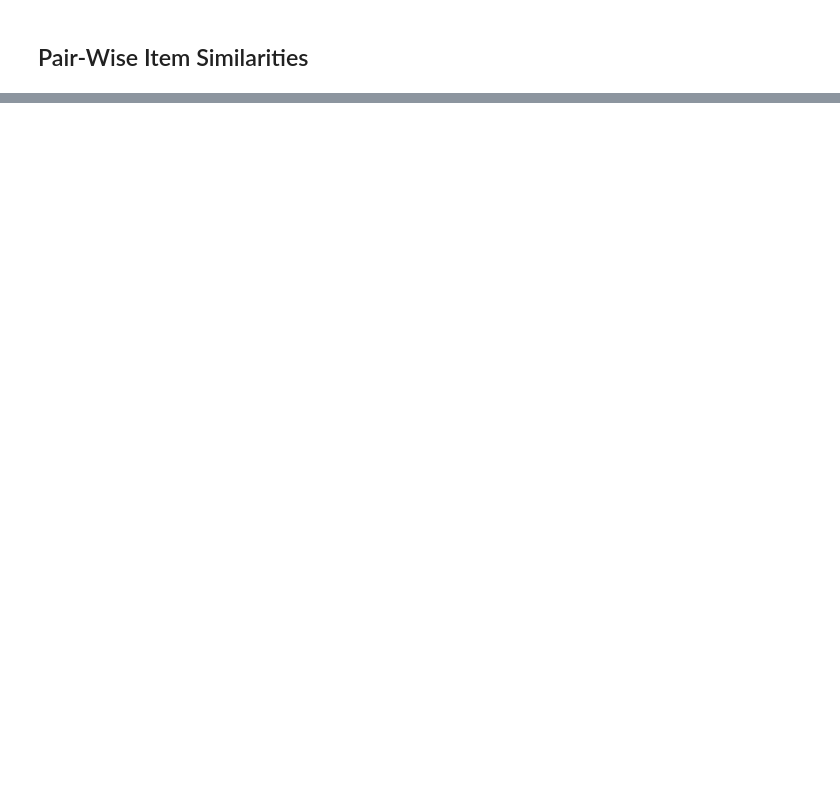
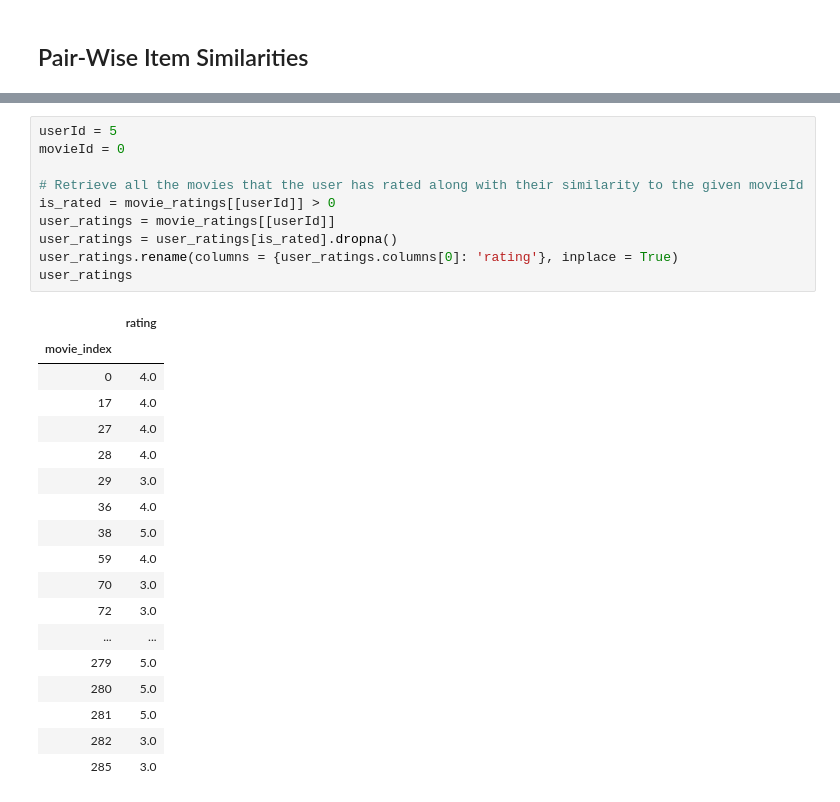
Before and after one commit to lucaimbrogno/recommendation-system, a Jupyter notebook: item_based_CF.ipynb, the cells around one changed output, grey strips where cells are left out. Drawn from its saved outputs; the diff is of its cells as text; blank space fills up the shorter version.

```diff
--- a/item_based_CF.ipynb
+++ b/item_based_CF.ipynb
@@ -148,0 +150,29 @@ similarities = cosine_similarity(movie_ratings)
+# %%
+userId = 5
+movieId = 0
+
+# Retrieve all the movies that the user has rated along with their similarity to the given movieId
+is_rated = movie_ratings[[userId]] > 0
+user_ratings = movie_ratings[[userId]]
+user_ratings = user_ratings[is_rated].dropna()
+user_ratings.rename(columns = {user_ratings.columns[0]: 'rating'}, inplace = True)
+user_ratings
+# %% [output]
+|  | rating |
+| movie_index |  |
+| 0 | 4.0 |
+| 17 | 4.0 |
+| 27 | 4.0 |
+| 28 | 4.0 |
+| 29 | 3.0 |
+| 36 | 4.0 |
+| 38 | 5.0 |
+| 59 | 4.0 |
+| 70 | 3.0 |
+| 72 | 3.0 |
+| ... | ... |
+| 279 | 5.0 |
+| 280 | 5.0 |
+| 281 | 5.0 |
+| 282 | 3.0 |
+| 285 | 3.0 |
```
Also changed, not shown: parts of 10 cells of this notebook.
